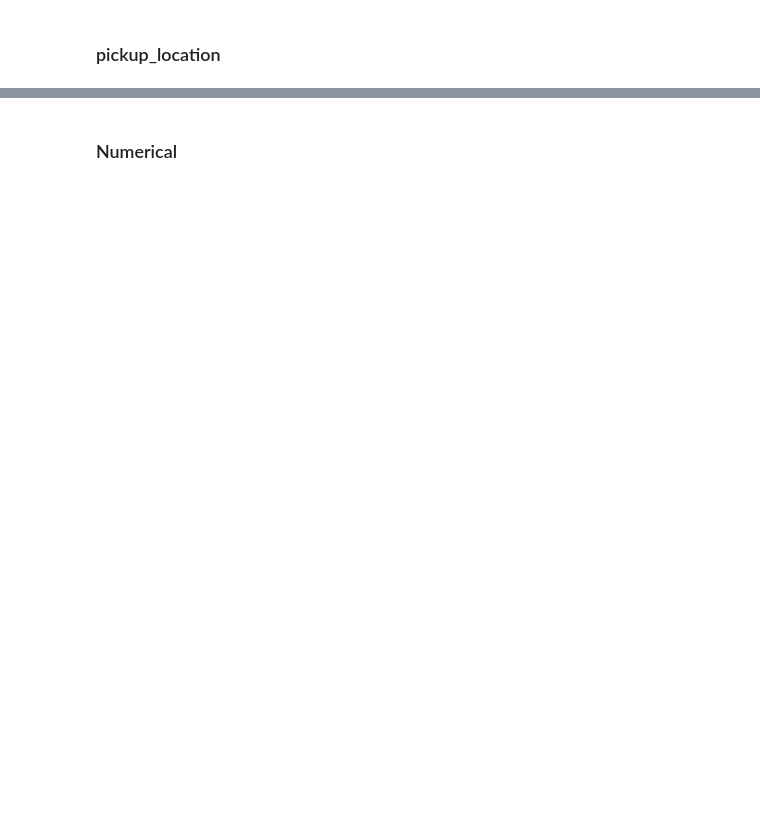
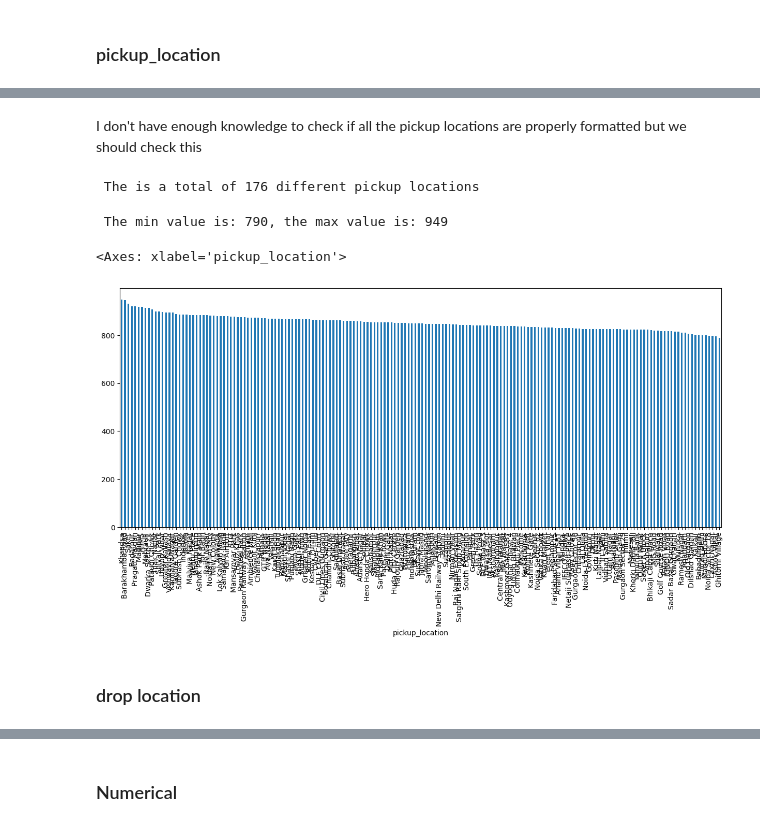
Before and after one commit to amaldu/uber-ride-cancellation-prediction, a Jupyter notebook: uber-analysis/notebooks/04_univar_eda.ipynb, the cells around one changed output, grey strips where cells are left out. Drawn from its saved outputs; the diff is of its cells as text; code cells hidden in the pictures; blank space fills up the shorter version.

```diff
--- a/uber-analysis/notebooks/04_univar_eda.ipynb
+++ b/uber-analysis/notebooks/04_univar_eda.ipynb
@@ -532,2 +681,5 @@ Name: count, dtype: int64
 # %%
-data["vehicle_type"].value_counts(dropna = False)
+pd.set_option("display.max_rows", None)
+
+pickups = data["pickup_location"].value_counts(dropna = False)
+pickups
@@ -533,0 +704,19 @@ data["vehicle_type"].value_counts(dropna = False)
+# %% [markdown]
+I don't have enough knowledge to check if all the pickup locations are properly formatted but we should check this
+# %%
+print(f" The is a total of {len(pickups)} different pickup locations")
+# %% [output]
+ The is a total of 176 different pickup locations
+# %%
+# which are the most and least frequent pickup locations?
+
+print(f" The min value is: {pickups.min()}, the max value is: {pickups.max()}")
+# %% [output]
+ The min value is: 790, the max value is: 949
+# %%
+pickups.plot(kind = "bar", figsize=(15,6))
+# %% [output]
+<Axes: xlabel='pickup_location'>
+[figure, added]
+# %% [markdown]
+### drop location
```
Also changed, not shown: parts of 40 cells of this notebook, 1 other file.
